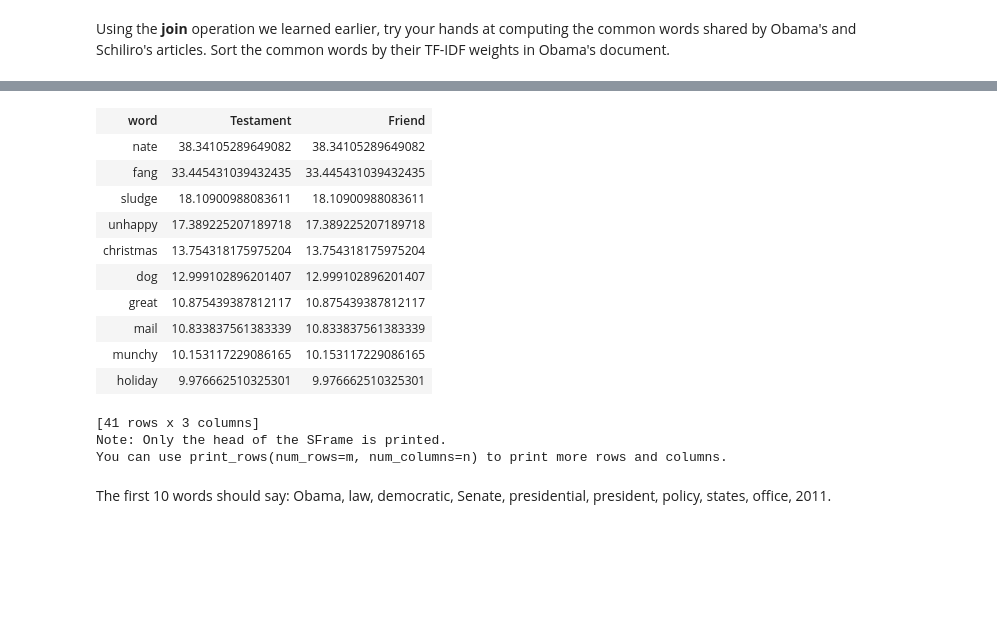
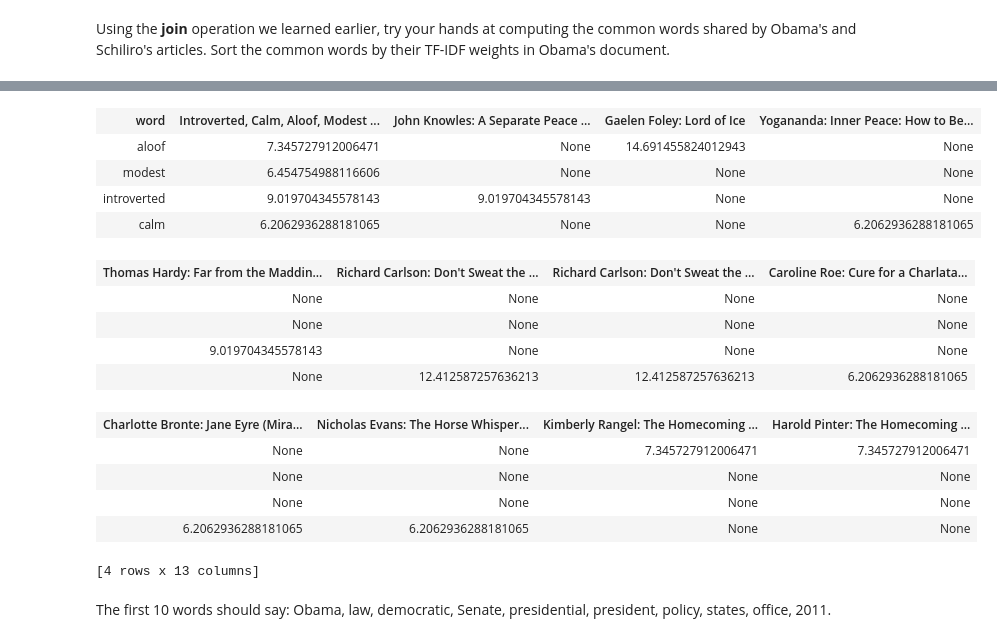
Before and after one commit to TBrockmeyer/big5-book-recommendation, a Jupyter notebook: CLU02-NB01.ipynb, the cells around one changed output, grey strips where cells are left out. Cells and saved outputs as stored; diff of their text form; code cells hidden in the pictures; blank space fills up the shorter version.

```diff
--- a/CLU02-NB01.ipynb
+++ b/CLU02-NB01.ipynb
@@ -768,22 +681,38 @@ You can use print_rows(num_rows=m, num_columns=n) to print more rows and columns
-# %%
-combined_words = friendfromengland_tf_idf.join(friendfromengland_tf_idf, on='word')
-combined_words = combined_words.rename({'weight':'Testament', 'weight.1':'Friend'})
-combined_words.sort('Testament', ascending=False)
-# %% [output]
-| word | Testament | Friend |
-| nate | 38.34105289649082 | 38.34105289649082 |
-| fang | 33.445431039432435 | 33.445431039432435 |
-| sludge | 18.10900988083611 | 18.10900988083611 |
-| unhappy | 17.389225207189718 | 17.389225207189718 |
-| christmas | 13.754318175975204 | 13.754318175975204 |
-| dog | 12.999102896201407 | 12.999102896201407 |
-| great | 10.875439387812117 | 10.875439387812117 |
-| mail | 10.833837561383339 | 10.833837561383339 |
-| munchy | 10.153117229086165 | 10.153117229086165 |
-| holiday | 9.976662510325301 | 9.976662510325301 |
-[41 rows x 3 columns]
-Note: Only the head of the SFrame is printed.
-You can use print_rows(num_rows=m, num_columns=n) to print more rows and columns.
+# %%
+searchterm_tf_idf = top_words_tf_idf(books_2, 'Title', searchterm_title)
+searchterm_tf_idf
+
+resultterm_tf_idf = top_words_tf_idf(books_2, 'Title', result_merged['Title'][0])
+resultterm_tf_idf
+
+searchterm_tf_idf = searchterm_tf_idf.join(resultterm_tf_idf, how="left", on='word')
+author_title = result_merged['Author'][0] + ": " + result_merged['Title'][0]
+searchterm_tf_idf = searchterm_tf_idf.rename({'weight':searchterm_blurb, 'weight.1':author_title})
+
+for i in range (1, len(result_merged)):
+  resultterm_tf_idf = top_words_tf_idf(books_2, 'Title', result_merged['Title'][i])
+  resultterm_tf_idf
+  searchterm_tf_idf = searchterm_tf_idf.join(resultterm_tf_idf, how="left", on='word')
+  author_title = result_merged['Author'][i] + ": " + result_merged['Title'][i]
+  searchterm_tf_idf = searchterm_tf_idf.rename({'weight':author_title})
+searchterm_tf_idf
+# %% [output]
+| word | Introverted, Calm, Aloof, Modest ... | John Knowles: A Separate Peace ... | Gaelen Foley: Lord of Ice | Yogananda: Inner Peace: How to Be... |
+| aloof | 7.345727912006471 | None | 14.691455824012943 | None |
+| modest | 6.454754988116606 | None | None | None |
+| introverted | 9.019704345578143 | 9.019704345578143 | None | None |
+| calm | 6.2062936288181065 | None | None | 6.2062936288181065 |
+| Thomas Hardy: Far from the Maddin... | Richard Carlson: Don't Sweat the ... | Richard Carlson: Don't Sweat the ... | Caroline Roe: Cure for a Charlata... |
+| None | None | None | None |
+| None | None | None | None |
+| 9.019704345578143 | None | None | None |
+| None | 12.412587257636213 | 12.412587257636213 | 6.2062936288181065 |
+| Charlotte Bronte: Jane Eyre (Mira... | Nicholas Evans: The Horse Whisper... | Kimberly Rangel: The Homecoming ... | Harold Pinter: The Homecoming ... |
+| None | None | 7.345727912006471 | 7.345727912006471 |
+| None | None | None | None |
+| None | None | None | None |
+| 6.2062936288181065 | 6.2062936288181065 | None | None |
+[4 rows x 13 columns]
 # %% [markdown]
 The first 10 words should say: Obama, law, democratic, Senate, presidential, president, policy, states, office, 2011.
 # %% [markdown]
```
Also changed, not shown: parts of 22 cells of this notebook.
